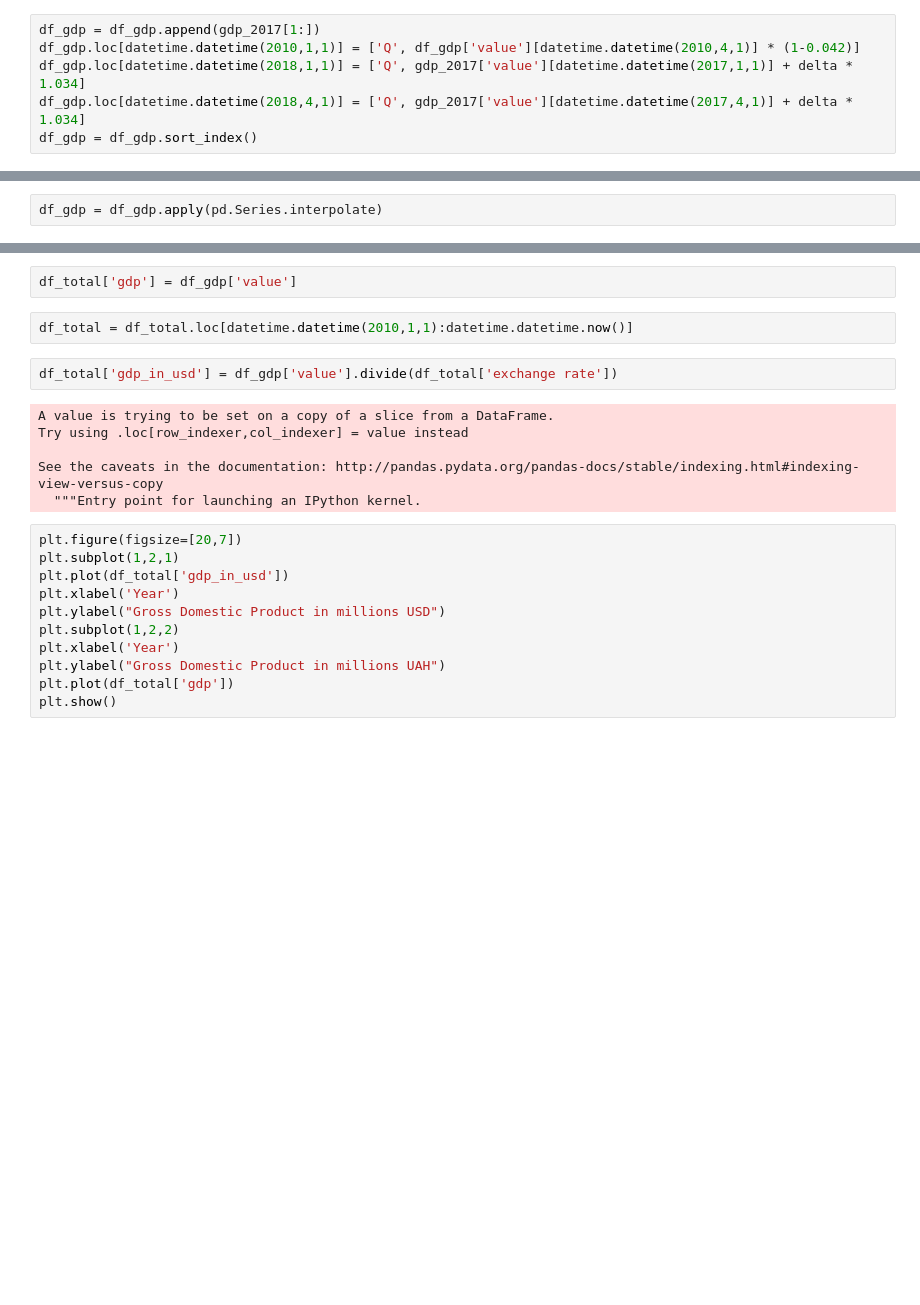
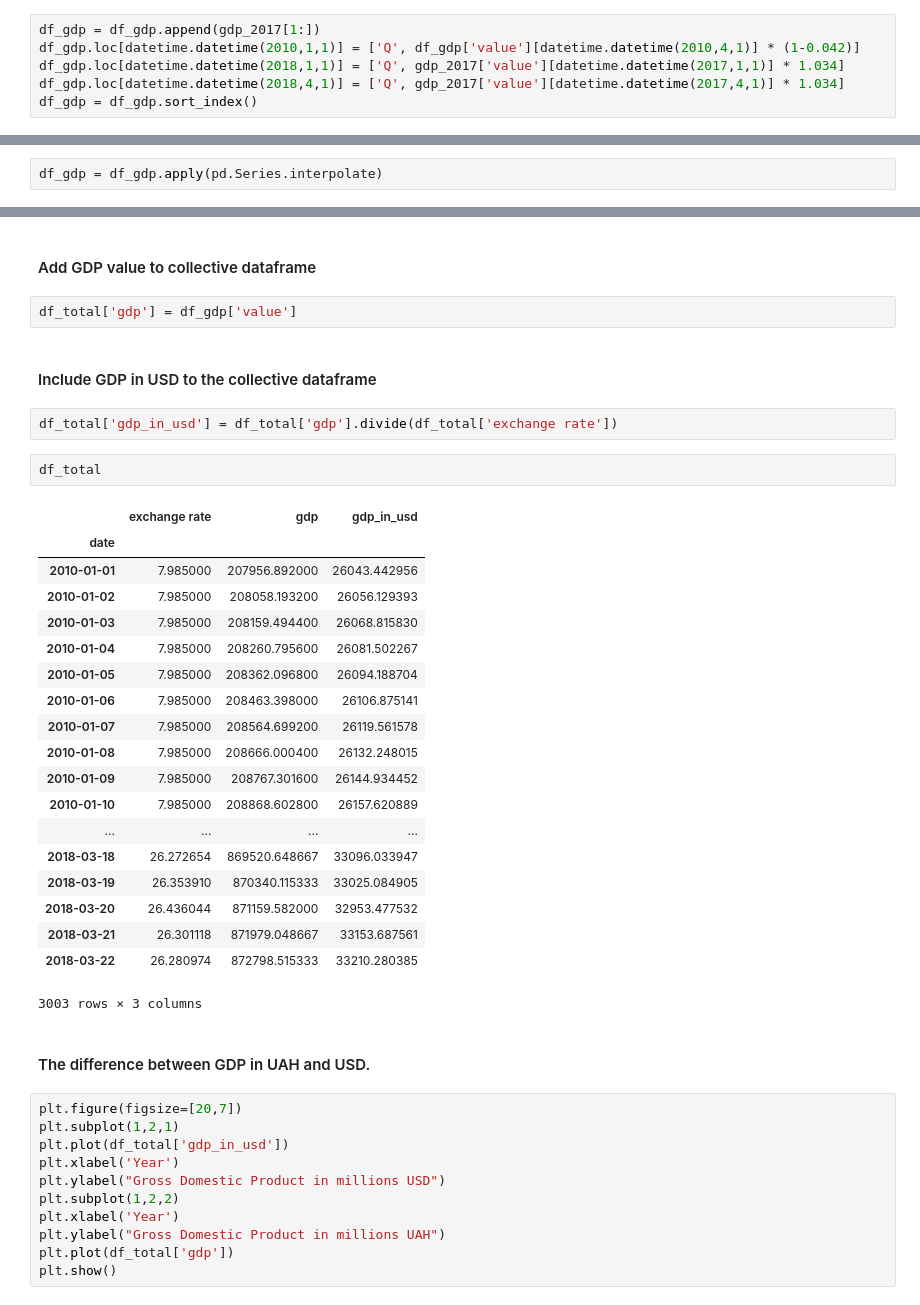
Before and after one commit to yuriimchg/UAH-exhange-rate-prediction, a Jupyter notebook: data_cleaning.ipynb, the cells around one changed output, grey strips where cells are left out. Drawn from its saved outputs; the diff is of its cells as text; blank space fills up the shorter version.

```diff
--- a/data_cleaning.ipynb
+++ b/data_cleaning.ipynb
@@ -172,6 +172,6 @@ delta = gdp_2017['value'][datetime.datetime(2017,4,1)] - df_gdp['value'][datetim
 # %%
 df_gdp = df_gdp.append(gdp_2017[1:])
 df_gdp.loc[datetime.datetime(2010,1,1)] = ['Q', df_gdp['value'][datetime.datetime(2010,4,1)] * (1-0.042)]
-df_gdp.loc[datetime.datetime(2018,1,1)] = ['Q', gdp_2017['value'][datetime.datetime(2017,1,1)] + delta * 1.034]
-df_gdp.loc[datetime.datetime(2018,4,1)] = ['Q', gdp_2017['value'][datetime.datetime(2017,4,1)] + delta * 1.034]
+df_gdp.loc[datetime.datetime(2018,1,1)] = ['Q', gdp_2017['value'][datetime.datetime(2017,1,1)] * 1.034]
+df_gdp.loc[datetime.datetime(2018,4,1)] = ['Q', gdp_2017['value'][datetime.datetime(2017,4,1)] * 1.034]
 df_gdp = df_gdp.sort_index()
@@ -187,15 +184,35 @@ plt.show()
+# %% [markdown]
+#### Add GDP value to collective dataframe
 # %%
 df_total['gdp'] = df_gdp['value']
-# %%
-df_total = df_total.loc[datetime.datetime(2010,1,1):datetime.datetime.now()]
+# %% [markdown]
+#### Include GDP in USD to the collective dataframe
 # %%
-df_total['gdp_in_usd'] = df_gdp['value'].divide(df_total['exchange rate'])
+df_total['gdp_in_usd'] = df_total['gdp'].divide(df_total['exchange rate'])
-# %% [output]
-A value is trying to be set on a copy of a slice from a DataFrame.
-Try using .loc[row_indexer,col_indexer] = value instead
-
-See the caveats in the documentation: http://pandas.pydata.org/pandas-docs/stable/indexing.html#indexing-view-versus-copy
-  """Entry point for launching an IPython kernel.
+# %%
+df_total
+# %% [output]
+|  | exchange rate | gdp | gdp_in_usd |
+| date |  |  |  |
+| 2010-01-01 | 7.985000 | 207956.892000 | 26043.442956 |
+| 2010-01-02 | 7.985000 | 208058.193200 | 26056.129393 |
+| 2010-01-03 | 7.985000 | 208159.494400 | 26068.815830 |
+| 2010-01-04 | 7.985000 | 208260.795600 | 26081.502267 |
+| 2010-01-05 | 7.985000 | 208362.096800 | 26094.188704 |
+| 2010-01-06 | 7.985000 | 208463.398000 | 26106.875141 |
+| 2010-01-07 | 7.985000 | 208564.699200 | 26119.561578 |
+| 2010-01-08 | 7.985000 | 208666.000400 | 26132.248015 |
+| 2010-01-09 | 7.985000 | 208767.301600 | 26144.934452 |
+| 2010-01-10 | 7.985000 | 208868.602800 | 26157.620889 |
+| ... | ... | ... | ... |
+| 2018-03-18 | 26.272654 | 869520.648667 | 33096.033947 |
+| 2018-03-19 | 26.353910 | 870340.115333 | 33025.084905 |
+| 2018-03-20 | 26.436044 | 871159.582000 | 32953.477532 |
+| 2018-03-21 | 26.301118 | 871979.048667 | 33153.687561 |
+| 2018-03-22 | 26.280974 | 872798.515333 | 33210.280385 |
+3003 rows × 3 columns
+# %% [markdown]
+#### The difference between GDP in UAH and USD.
 # %%
 plt.figure(figsize=[20,7])
 plt.subplot(1,2,1)
```
Also changed, not shown: parts of 17 cells of this notebook.
